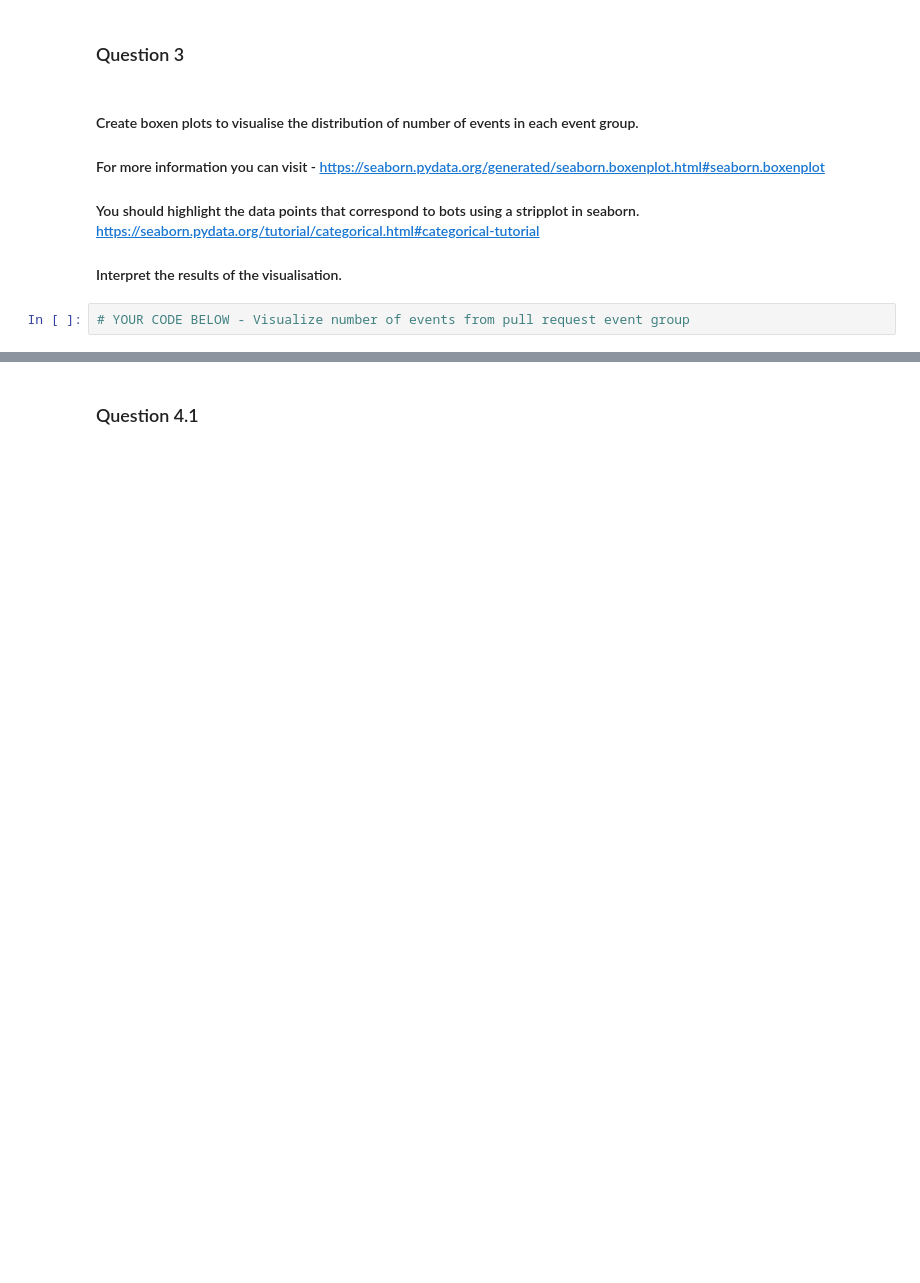
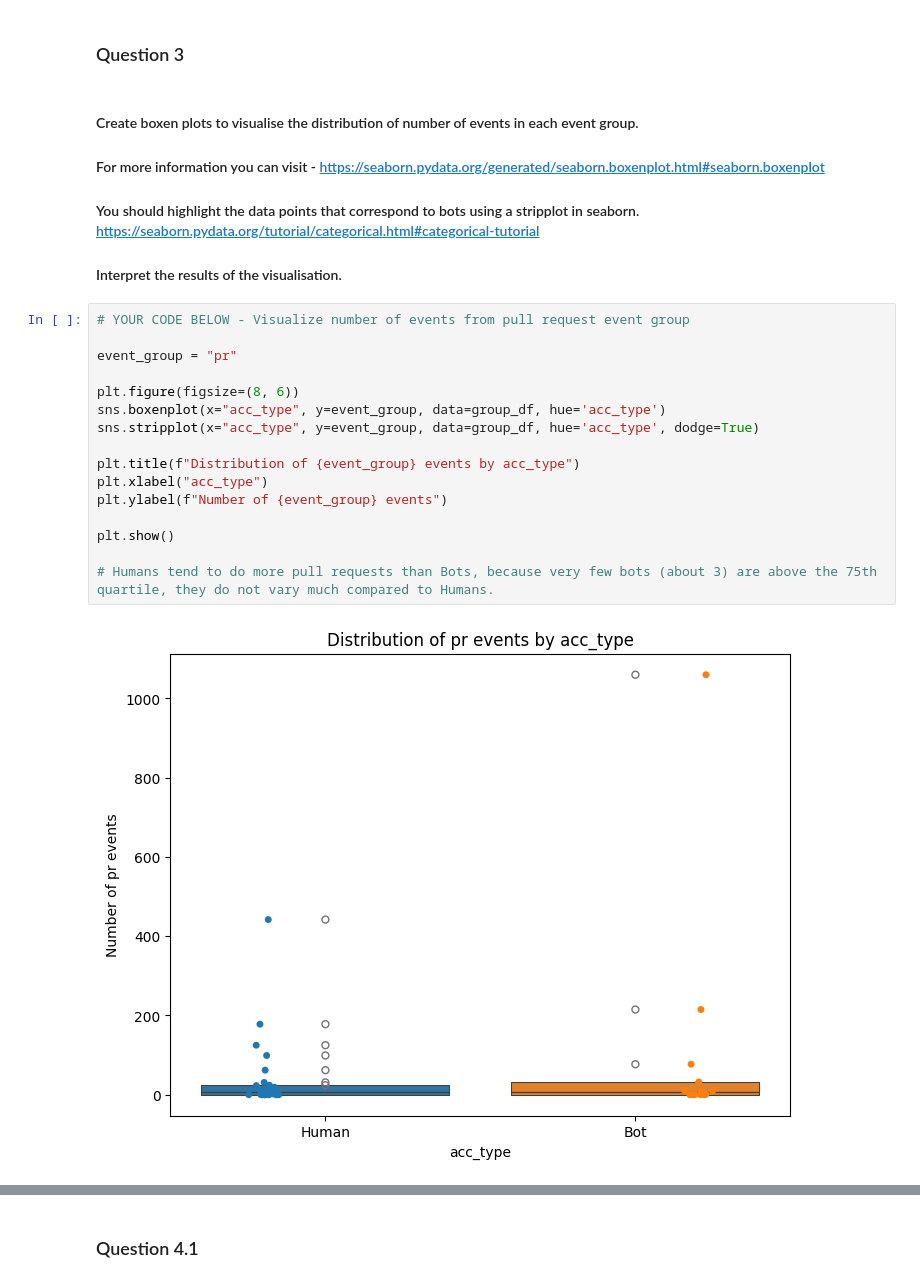
Before and after one commit to JeremyDelnatte/Software_Evolution_TP_bots, a Jupyter notebook: TP_bots_template.ipynb, the cells around one changed output, grey strips where cells are left out. Cells and saved outputs as stored; diff of their text form; blank space fills up the shorter version.

```diff
--- a/TP_bots_template.ipynb
+++ b/TP_bots_template.ipynb
@@ -553,5 +613,21 @@ df_medians.pivot(index='acc_type', columns='event_group', values='median')#.rese
 #### Interpret the results of the visualisation.
 # %%
 # YOUR CODE BELOW - Visualize number of events from pull request event group
+
+event_group = "pr"
+
+plt.figure(figsize=(8, 6))
+sns.boxenplot(x="acc_type", y=event_group, data=group_df, hue='acc_type')
+sns.stripplot(x="acc_type", y=event_group, data=group_df, hue='acc_type', dodge=True)
+
+plt.title(f"Distribution of {event_group} events by acc_type")
+plt.xlabel("acc_type")
+plt.ylabel(f"Number of {event_group} events")
+
+plt.show()
+
+# Humans tend to do more pull requests than Bots, because very few bots (about 3) are above the 75th quartile, they do not vary much compared to Humans.
+# %% [output]
+[figure, added]
 # %%
 # YOUR CODE BELOW - Visualise number of events from issue event group
```
Also changed, not shown: parts of 16 cells of this notebook.
